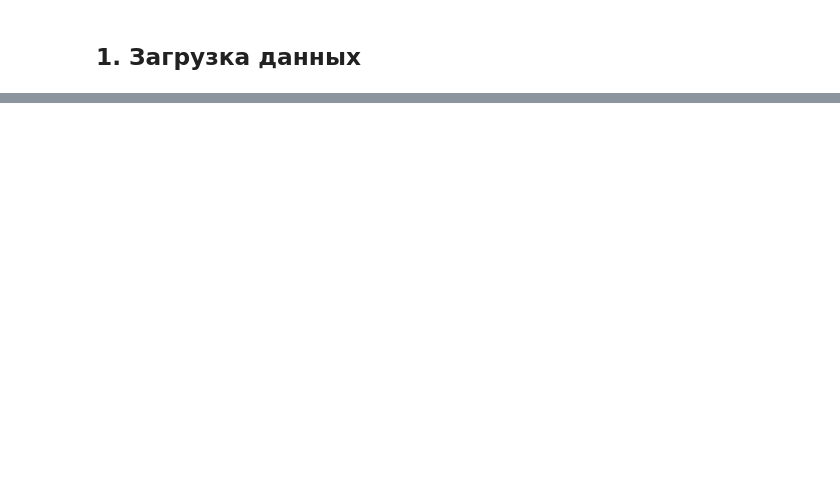
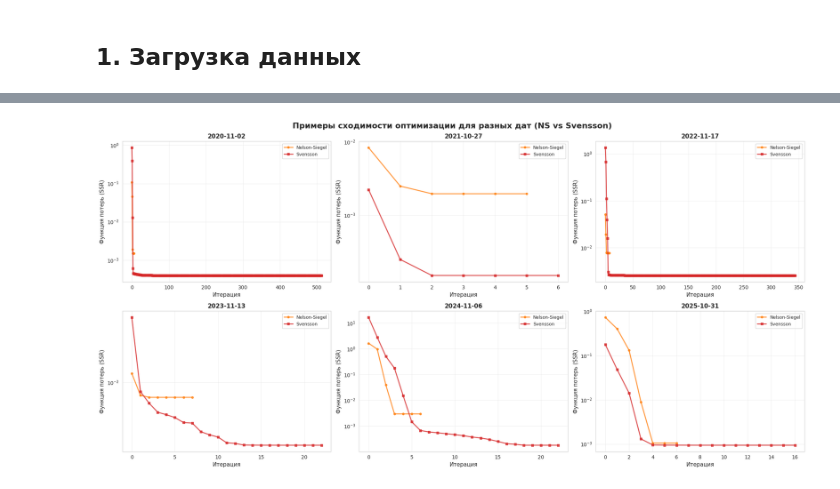
Before and after one commit to perin-nn/financial_project_2025, a Jupyter notebook: Comparison.ipynb, the cells around one changed output, grey strips where cells are left out. Drawn from its saved outputs; the diff is of its cells as text; code cells hidden in the pictures; blank space fills up the shorter version.

```diff
--- a/Comparison.ipynb
+++ b/Comparison.ipynb
@@ -254,0 +198,36 @@ print(f"\nТочки ниже красной линии = Bliss лучше ({n_b
+# %%
+dates_list = list(ns_history.keys())
+sample_indices = np.linspace(0, len(dates_list)-1, 6, dtype=int)
+sample_dates = [dates_list[i] for i in sample_indices]
+
+fig, axes = plt.subplots(2, 3, figsize=(20, 10))
+axes = axes.flatten()
+
+for i, date_str in enumerate(sample_dates):
+    ns_hist = ns_history[date_str]
+    sv_hist = svensson_history[date_str]
+
+    if len(ns_hist) > 0:
+        ns_costs = [h['cost'] for h in ns_hist]
+        axes[i].plot(range(len(ns_costs)), ns_costs, '-o',
+                     color=colors['Nelson-Siegel'], label='Nelson-Siegel',
+                     linewidth=2, markersize=4, alpha=0.8)
+
+    if len(sv_hist) > 0:
+        sv_costs = [h['cost'] for h in sv_hist]
+        axes[i].plot(range(len(sv_costs)), sv_costs, '-s',
+                     color=colors['Svensson'], label='Svensson',
+                     linewidth=2, markersize=4, alpha=0.8)
+
+    axes[i].set_xlabel('Итерация', fontsize=11)
+    axes[i].set_ylabel('Функция потерь (SSR)', fontsize=11)
+    axes[i].set_title(f'{date_str[:10]}', fontsize=12, fontweight='bold')
+    axes[i].set_yscale('log')
+    axes[i].legend(fontsize=9)
+    axes[i].grid(True, alpha=0.3)
+
+plt.suptitle('Примеры сходимости оптимизации для разных дат (NS vs Svensson)', fontsize=16, fontweight='bold')
+plt.tight_layout()
+plt.show()
+# %% [output]
+[figure, added]
```
Also changed, not shown: parts of 25 cells of this notebook, 15 other files.
